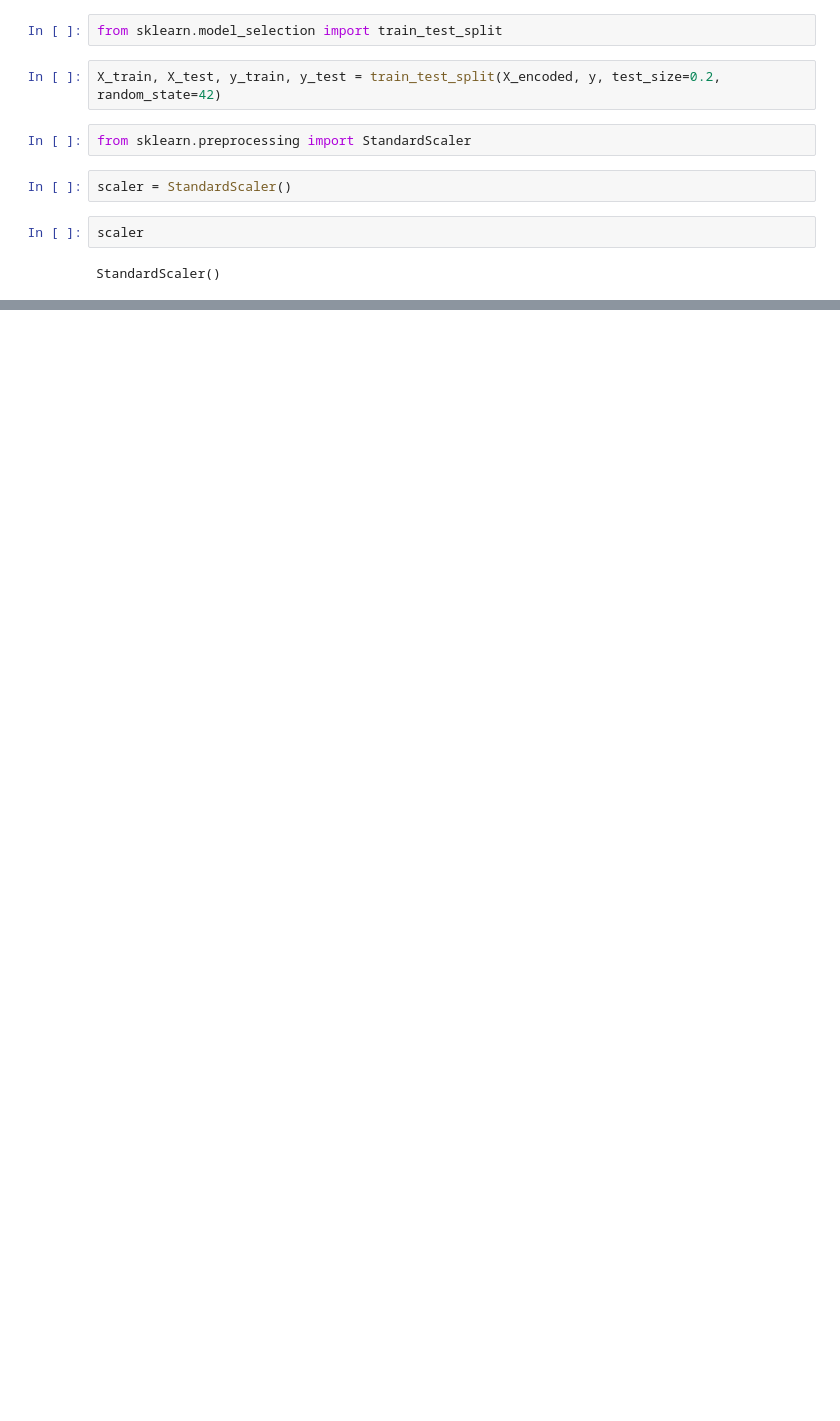
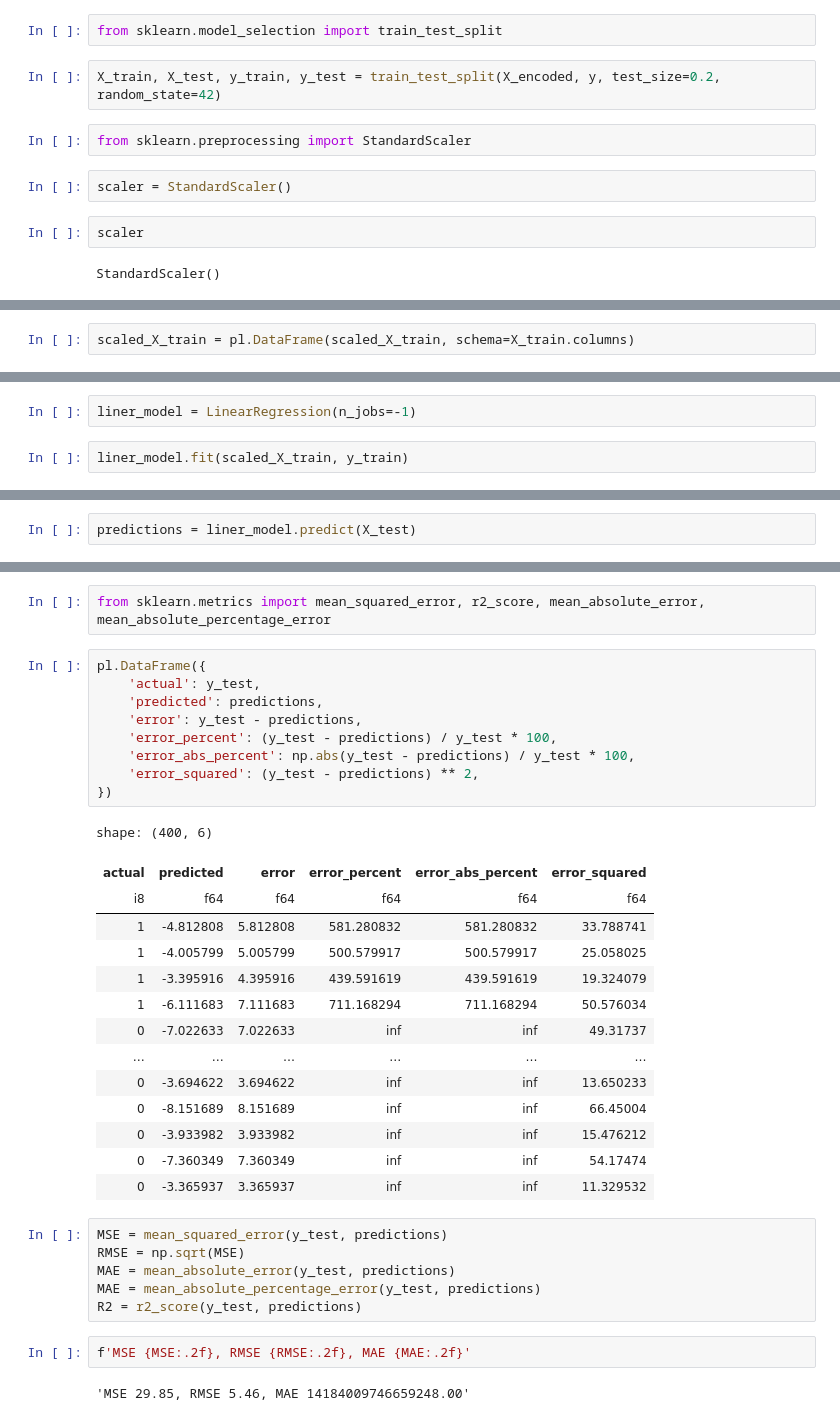
Before and after one commit to ZygimantasB/scikit-learn_training, a Jupyter notebook: Kaggle/fitness_dataset.ipynb, the cells around one changed output, grey strips where cells are left out. Saved outputs shown, nothing was run; the diff lists cells and outputs as text; blank space fills up the shorter version.

```diff
--- a/Kaggle/fitness_dataset.ipynb
+++ b/Kaggle/fitness_dataset.ipynb
@@ -157,0 +160,2 @@ StandardScaler()
+# %%
+scaled_X_train = pl.DataFrame(scaled_X_train, schema=X_train.columns)
@@ -157,0 +179,4 @@ StandardScaler()
+# %%
+liner_model = LinearRegression(n_jobs=-1)
+# %%
+liner_model.fit(scaled_X_train, y_train)
@@ -157,0 +185,2 @@ StandardScaler()
+# %%
+predictions = liner_model.predict(X_test)
@@ -157,0 +207,36 @@ StandardScaler()
+# %%
+from sklearn.metrics import mean_squared_error, r2_score, mean_absolute_error, mean_absolute_percentage_error
+# %%
+pl.DataFrame({
+    'actual': y_test,
+    'predicted': predictions,
+    'error': y_test - predictions,
+    'error_percent': (y_test - predictions) / y_test * 100,
+    'error_abs_percent': np.abs(y_test - predictions) / y_test * 100,
+    'error_squared': (y_test - predictions) ** 2,
+})
+# %% [output]
+shape: (400, 6)
+| actual | predicted | error | error_percent | error_abs_percent | error_squared |
+| i8 | f64 | f64 | f64 | f64 | f64 |
+| 1 | -4.812808 | 5.812808 | 581.280832 | 581.280832 | 33.788741 |
+| 1 | -4.005799 | 5.005799 | 500.579917 | 500.579917 | 25.058025 |
+| 1 | -3.395916 | 4.395916 | 439.591619 | 439.591619 | 19.324079 |
+| 1 | -6.111683 | 7.111683 | 711.168294 | 711.168294 | 50.576034 |
+| 0 | -7.022633 | 7.022633 | inf | inf | 49.31737 |
+| … | … | … | … | … | … |
+| 0 | -3.694622 | 3.694622 | inf | inf | 13.650233 |
+| 0 | -8.151689 | 8.151689 | inf | inf | 66.45004 |
+| 0 | -3.933982 | 3.933982 | inf | inf | 15.476212 |
+| 0 | -7.360349 | 7.360349 | inf | inf | 54.17474 |
+| 0 | -3.365937 | 3.365937 | inf | inf | 11.329532 |
+# %%
+MSE = mean_squared_error(y_test, predictions)
+RMSE = np.sqrt(MSE)
+MAE = mean_absolute_error(y_test, predictions)
+MAE = mean_absolute_percentage_error(y_test, predictions)
+R2 = r2_score(y_test, predictions)
+# %%
+f'MSE {MSE:.2f}, RMSE {RMSE:.2f}, MAE {MAE:.2f}'
+# %% [output]
+'MSE 29.85, RMSE 5.46, MAE 14184009746659248.00'
```
Also changed, not shown: parts of 11 cells of this notebook, 2 other files.
